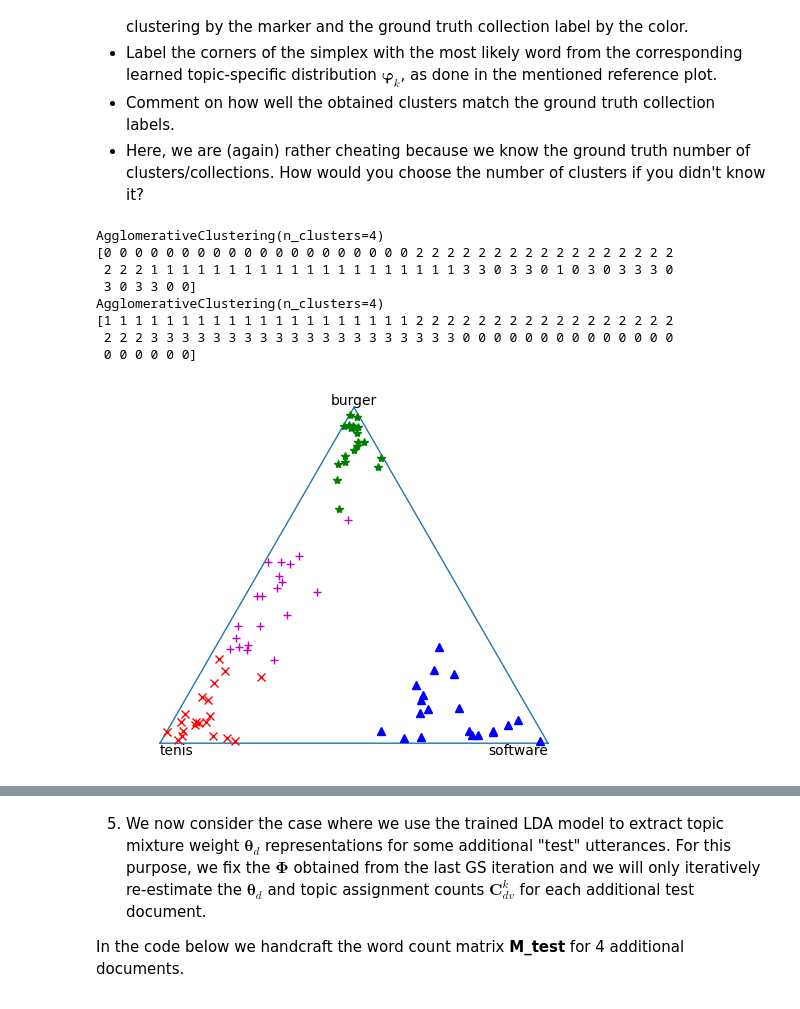
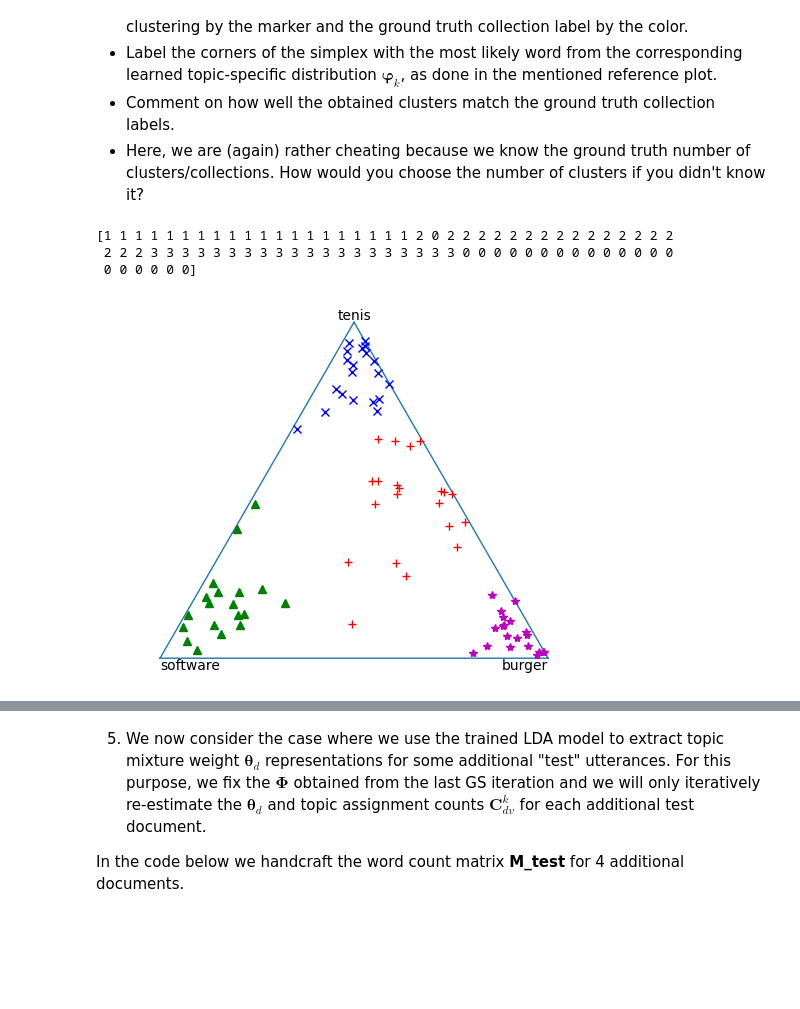
Before and after one commit to AlesKas/SchoolFIT, a Jupyter notebook: BAYa/Assignment2022.ipynb, the cells around one changed output, grey strips where cells are left out. Saved outputs shown, nothing was run; the diff lists cells and outputs as text; code cells hidden in the pictures; blank space fills up the shorter version.

```diff
--- a/BAYa/Assignment2022.ipynb
+++ b/BAYa/Assignment2022.ipynb
@@ -334,31 +338,17 @@ plot_topic_distributions(Phi, vocabulary)
 # %%
 #Your code for clustering
 from sklearn.cluster import AgglomerativeClustering
 clustering = AgglomerativeClustering(4).fit(Theta)
-print(clustering)
+
+
 print(clustering.labels_)
-clustering = AgglomerativeClustering(4).fit(Theta_gt)
-print(clustering)
-print(clustering.labels_)
-
 plot_simplex([vocabulary[np.argmax(p)] for p in Phi])
 markers = ['+', 'x', '^', '*']
 colors = ['r', 'b', 'g', 'm']
 for i, t in enumerate(Theta):
-  plot_points_in_simplex(t, c=colors[collection_label[i]], ls='none', marker=markers[clustering.labels_[i]])
-
-# plot_simplex([vocabulary[np.argmax(p)] for p in Phi_gt])
-# markers = ['+', 'x', '^', '*']
-# colors = ['r', 'b', 'g', 'm']
-# for i, t in enumerate(Theta_gt):
-#   plot_points_in_simplex(t, c=colors[collection_label[i]], ls='none', marker=markers[clustering.labels_[i]])
+  plot_points_in_simplex(t, c=colors[clustering.labels_[i]], ls='none', marker=markers[clustering.labels_[i]])
 # %% [output]
-AgglomerativeClustering(n_clusters=4)
-[0 0 0 0 0 0 0 0 0 0 0 0 0 0 0 0 0 0 0 0 2 2 2 2 2 2 2 2 2 2 2 2 2 2 2 2 2
- 2 2 2 1 1 1 1 1 1 1 1 1 1 1 1 1 1 1 1 1 1 1 1 3 3 0 3 3 0 1 0 3 0 3 3 3 0
- 3 0 3 3 0 0]
-AgglomerativeClustering(n_clusters=4)
-[1 1 1 1 1 1 1 1 1 1 1 1 1 1 1 1 1 1 1 1 2 2 2 2 2 2 2 2 2 2 2 2 2 2 2 2 2
+[1 1 1 1 1 1 1 1 1 1 1 1 1 1 1 1 1 1 1 1 2 0 2 2 2 2 2 2 2 2 2 2 2 2 2 2 2
  2 2 2 3 3 3 3 3 3 3 3 3 3 3 3 3 3 3 3 3 3 3 3 0 0 0 0 0 0 0 0 0 0 0 0 0 0
  0 0 0 0 0 0]
-[figure, old version]
+[figure, new version]
```
Also changed, not shown: parts of 17 cells of this notebook, 4 other files.
